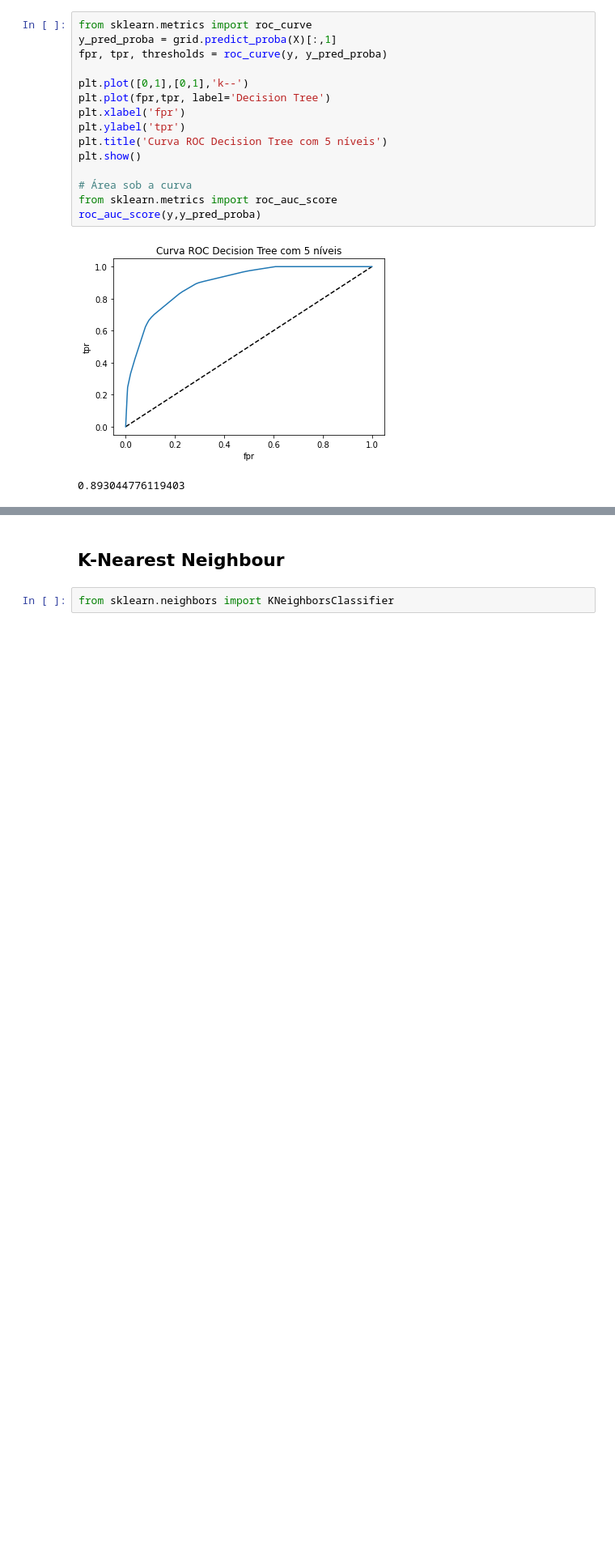
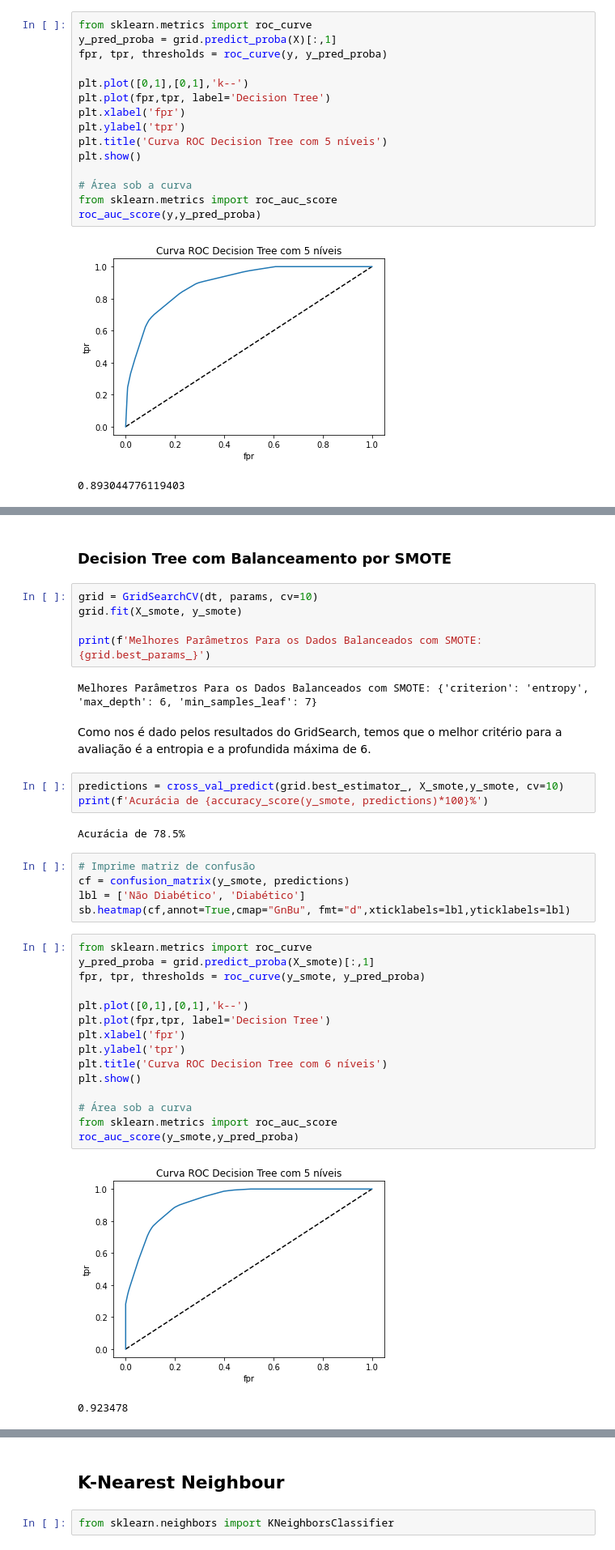
Before and after one commit to Marcellofabrizio/Notebooks, a Jupyter notebook: Pima Indians Diabetes Database/ClassifierComparison.ipynb, the cells around one changed output, grey strips where cells are left out. Shown at 81% size. Drawn from its saved outputs; the diff is of its cells as text; blank space fills up the shorter version.

```diff
--- a/Pima Indians Diabetes Database/ClassifierComparison.ipynb
+++ b/Pima Indians Diabetes Database/ClassifierComparison.ipynb
@@ -308,0 +314,39 @@ roc_auc_score(y,y_pred_proba)
+# %% [markdown]
+### Decision Tree com Balanceamento por SMOTE
+# %%
+grid = GridSearchCV(dt, params, cv=10)
+grid.fit(X_smote, y_smote)
+
+print(f'Melhores Parâmetros Para os Dados Balanceados com SMOTE: {grid.best_params_}')
+# %% [output]
+Melhores Parâmetros Para os Dados Balanceados com SMOTE: {'criterion': 'entropy', 'max_depth': 6, 'min_samples_leaf': 7}
+# %% [markdown]
+Como nos é dado pelos resultados do GridSearch, temos que o melhor critério para a avaliação é a entropia e a profundida máxima de 6.
+# %%
+predictions = cross_val_predict(grid.best_estimator_, X_smote,y_smote, cv=10)
+print(f'Acurácia de {accuracy_score(y_smote, predictions)*100}%')
+# %% [output]
+Acurácia de 78.5%
+# %%
+# Imprime matriz de confusão
+cf = confusion_matrix(y_smote, predictions)
+lbl = ['Não Diabético', 'Diabético']
+sb.heatmap(cf,annot=True,cmap="GnBu", fmt="d",xticklabels=lbl,yticklabels=lbl)
+# %%
+from sklearn.metrics import roc_curve
+y_pred_proba = grid.predict_proba(X_smote)[:,1]
+fpr, tpr, thresholds = roc_curve(y_smote, y_pred_proba)
+
+plt.plot([0,1],[0,1],'k--')
+plt.plot(fpr,tpr, label='Decision Tree')
+plt.xlabel('fpr')
+plt.ylabel('tpr')
+plt.title('Curva ROC Decision Tree com 6 níveis')
+plt.show()
+
+# Área sob a curva
+from sklearn.metrics import roc_auc_score
+roc_auc_score(y_smote,y_pred_proba)
+# %% [output]
+[figure, added]
+0.923478
```
Also changed, not shown: parts of 25 cells of this notebook.
